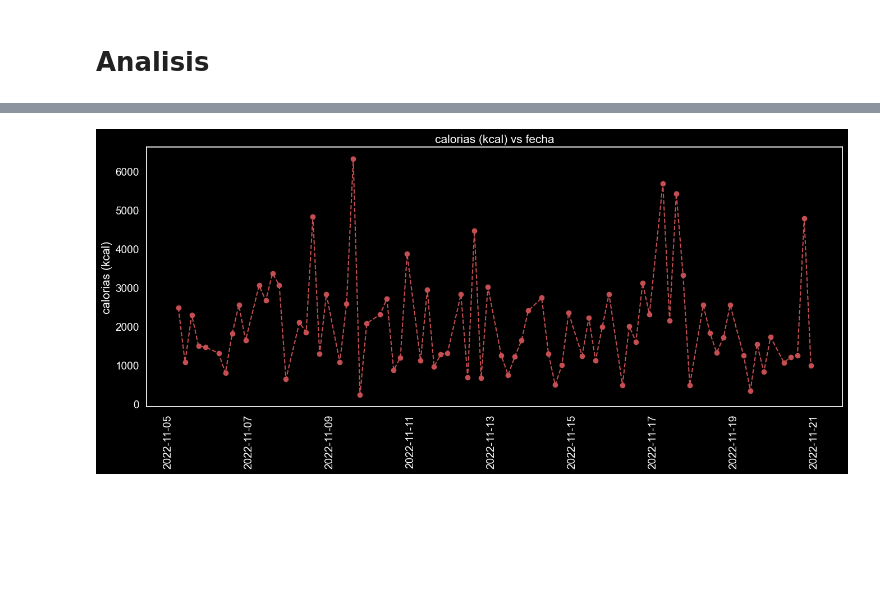
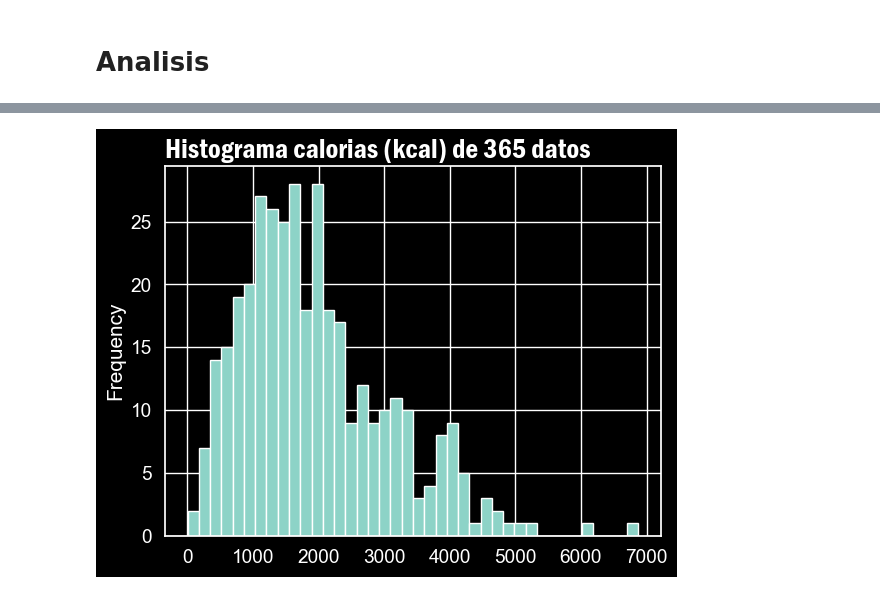
Before and after one commit to MartinPaGarcia/Ciencia-de-Datos, a Jupyter notebook: Dataframe.ipynb, the cells around one changed output, grey strips where cells are left out. Saved outputs shown, nothing was run; the diff lists cells and outputs as text; code cells hidden in the pictures; blank space fills up the shorter version.

```diff
--- a/Dataframe.ipynb
+++ b/Dataframe.ipynb
@@ -319,8 +325,18 @@ if parameter == 2: bins = 23
 elif parameter == 9: bins = 30
 else: bins = 40
 
+plt.style.use('dark_background')
 plt.hist(data[parameters[parameter]], bins=bins)
-plt.title(parameters[parameter])
+plt.title(
+    f'Histograma {parameters[parameter]} de {len(data[parameters[parameter]])} datos',
+    fontdict={
+        "name": 'franklin gothic demi cond',
+        "size": 20,
+        "weight": 'bold',
+    },
+    loc='left'
+)
+plt.ylabel('Frequency')
 plt.grid(True)
 plt.show()
 # %% [output]
@@ -387,26 +508,31 @@ def plot_date(
 # %%
 plot_date(
-    min_date="2022-11-05",
-    max_date="2023-01-05",
-    name=0,
-    parameter=3,
-    limit=80,
-    gridlines=False,
-    a=16,            # "y" axis Size of the plot
-    b=6,             # "x" axis Size of the plot
+    plot="hist",      # Type of plot (line, scatter (not ready yet), box, hist)
+
+    # filters
+    s=2,             # set of parameters to plot (for box plot)
+    name=0,          # Name of the person to plot base on the list of people
+    parameter=3,     # Parameter to plot base on the list of parameters
+    limit=8000000,   # Limit of the data to plot
+    gridlines=True,
+
+    a=16,            # "x" axis Size of the plot
+    b=6,             # "y" axis Size of the plot
+
+
     people=['palomares', 'adrian', 'angel'],
     parameters=[
                 'fecha',
                 'persona',
                 'num. comidas',
                 'calorias (kcal)',
                 'grasas saturadas (g)',
                 'proteinas (g)',
                 'sodio (mg)',
                 'carbohidratos (g)',
                 'fibra (g)',
                 'colesterol (mg)'
             ]
 )
 # %% [output]
-[figure, old version]
+[figure, new version]
```
Also changed, not shown: parts of 8 cells of this notebook.
